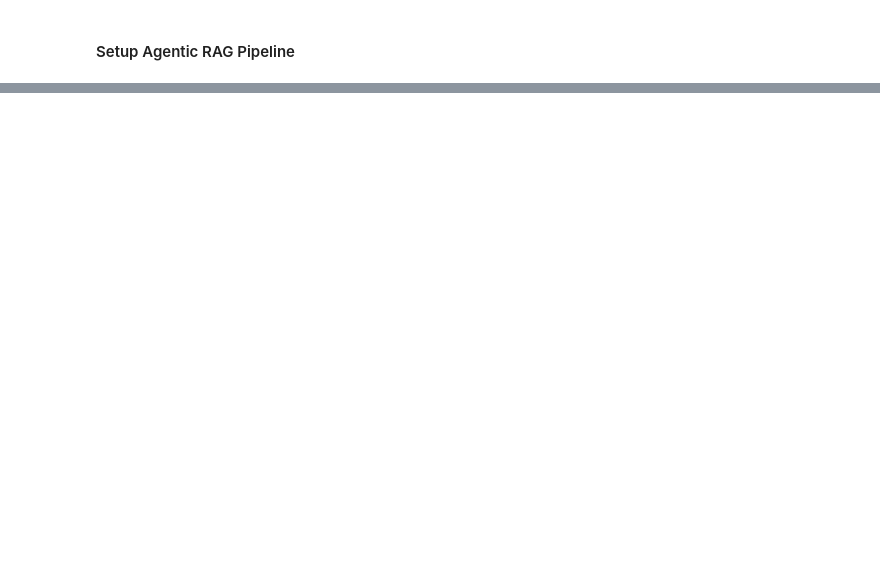
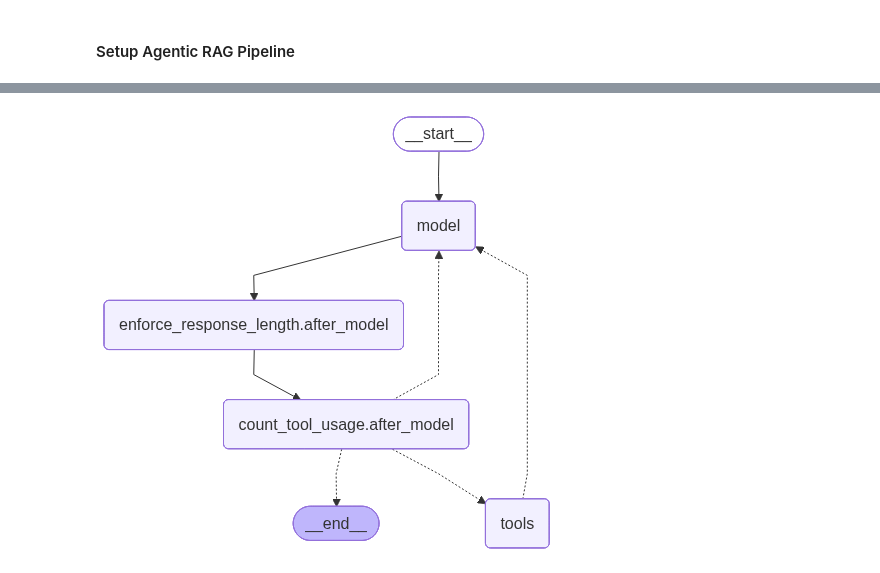
Before and after one commit to rlustig-gpfw/AIE9, a Jupyter notebook: 03_The_Agent_Loop/The_Agent_Loop_Assignment.ipynb, the cells around one changed output, grey strips where cells are left out. Cells and saved outputs as stored; diff of their text form; code cells hidden in the pictures; blank space fills up the shorter version.

Commit message:
Fix source citations, add agent graph image

```diff
--- a/03_The_Agent_Loop/The_Agent_Loop_Assignment.ipynb
+++ b/03_The_Agent_Loop/The_Agent_Loop_Assignment.ipynb
@@ -1065,0 +1102,4 @@ Include the source file name, page number or chapter, and relevance score in the
+# %%
+display(Image(wellness_agent.get_graph().draw_mermaid_png()))
+# %% [output]
+[figure, added]
```
Also changed, not shown: parts of 7 cells of this notebook.
